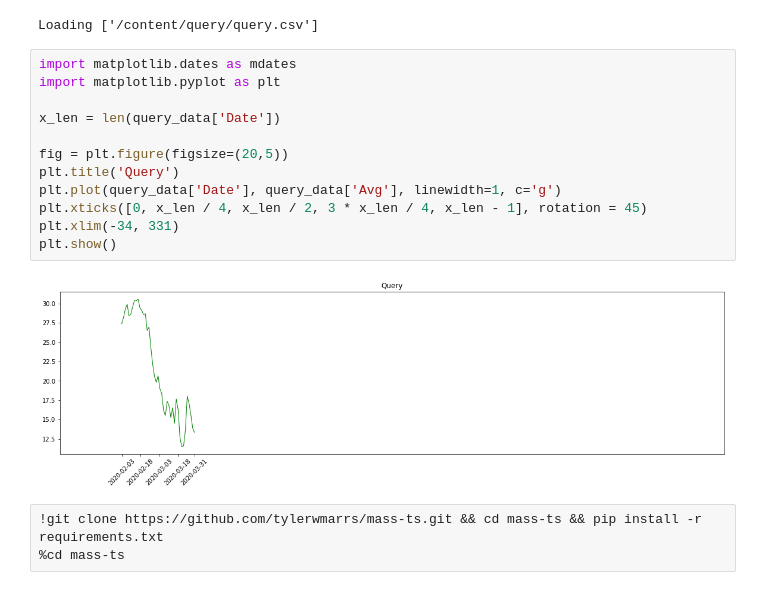
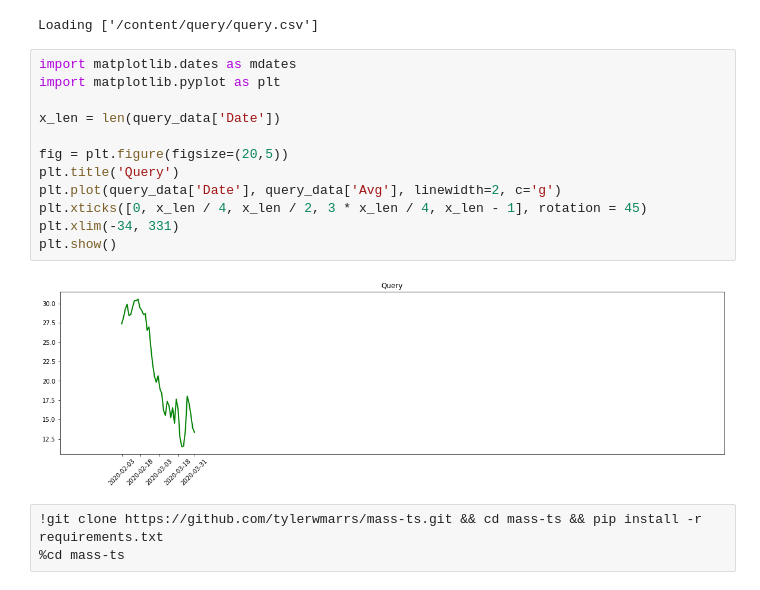
Before and after one commit to vladcioaba/vault, a Jupyter notebook: SimilaritySearchInTimeSeries.ipynb, the cells around one changed output. Saved outputs shown, nothing was run; the diff lists cells and outputs as text.

```diff
--- a/SimilaritySearchInTimeSeries.ipynb
+++ b/SimilaritySearchInTimeSeries.ipynb
@@ -104,17 +104,17 @@ Loading ['/content/query/query.csv']
 # %%
 import matplotlib.dates as mdates
 import matplotlib.pyplot as plt
 
 x_len = len(query_data['Date'])
 
 fig = plt.figure(figsize=(20,5))
 plt.title('Query')
-plt.plot(query_data['Date'], query_data['Avg'], linewidth=1, c='g')
+plt.plot(query_data['Date'], query_data['Avg'], linewidth=2, c='g')
 plt.xticks([0, x_len / 4, x_len / 2, 3 * x_len / 4, x_len - 1], rotation = 45)
 plt.xlim(-34, 331)
 plt.show()
 # %% [output]
-[figure, old version]
+[figure, new version]
 # %%
 !git clone https://github.com/tylerwmarrs/mass-ts.git && cd mass-ts && pip install -r requirements.txt
 %cd mass-ts
```
